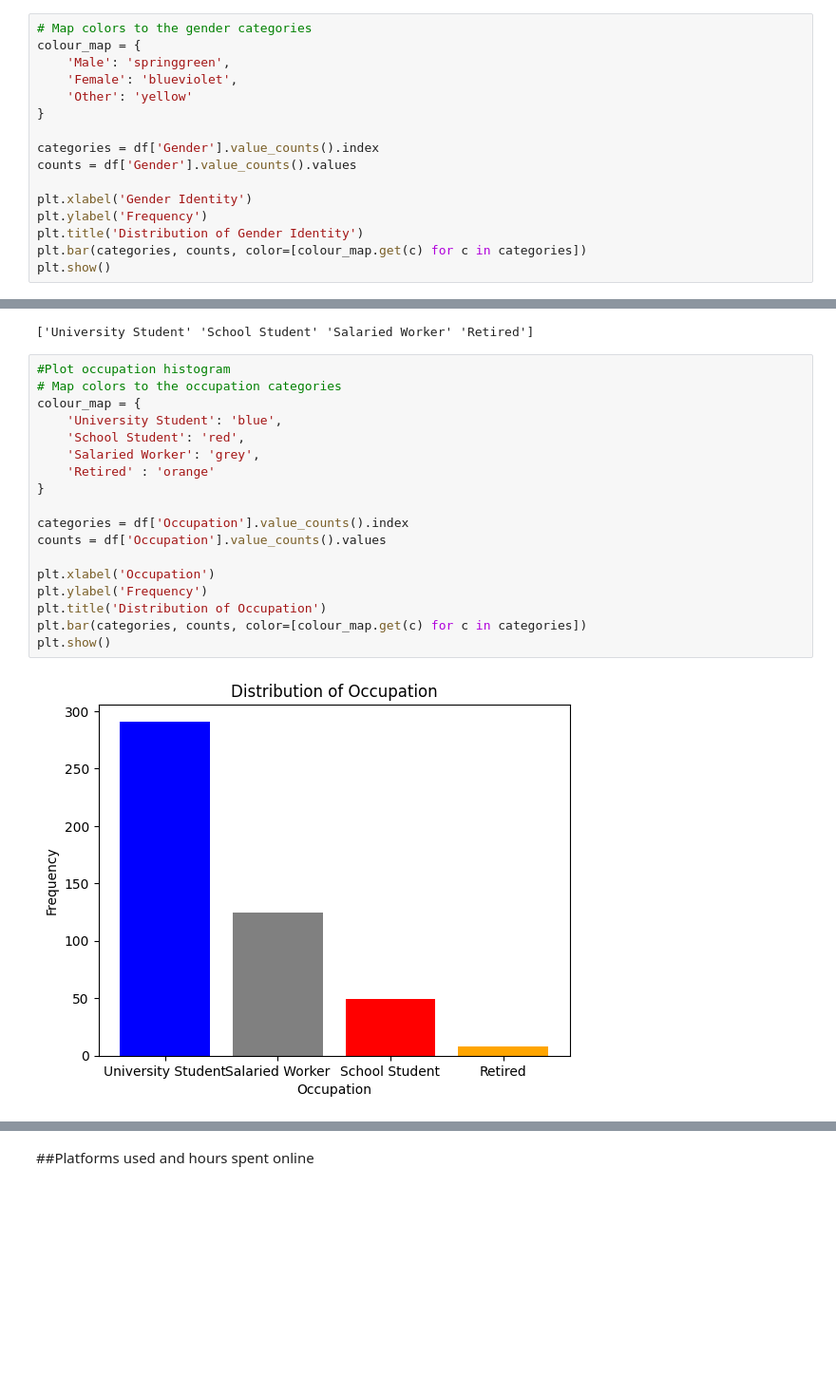
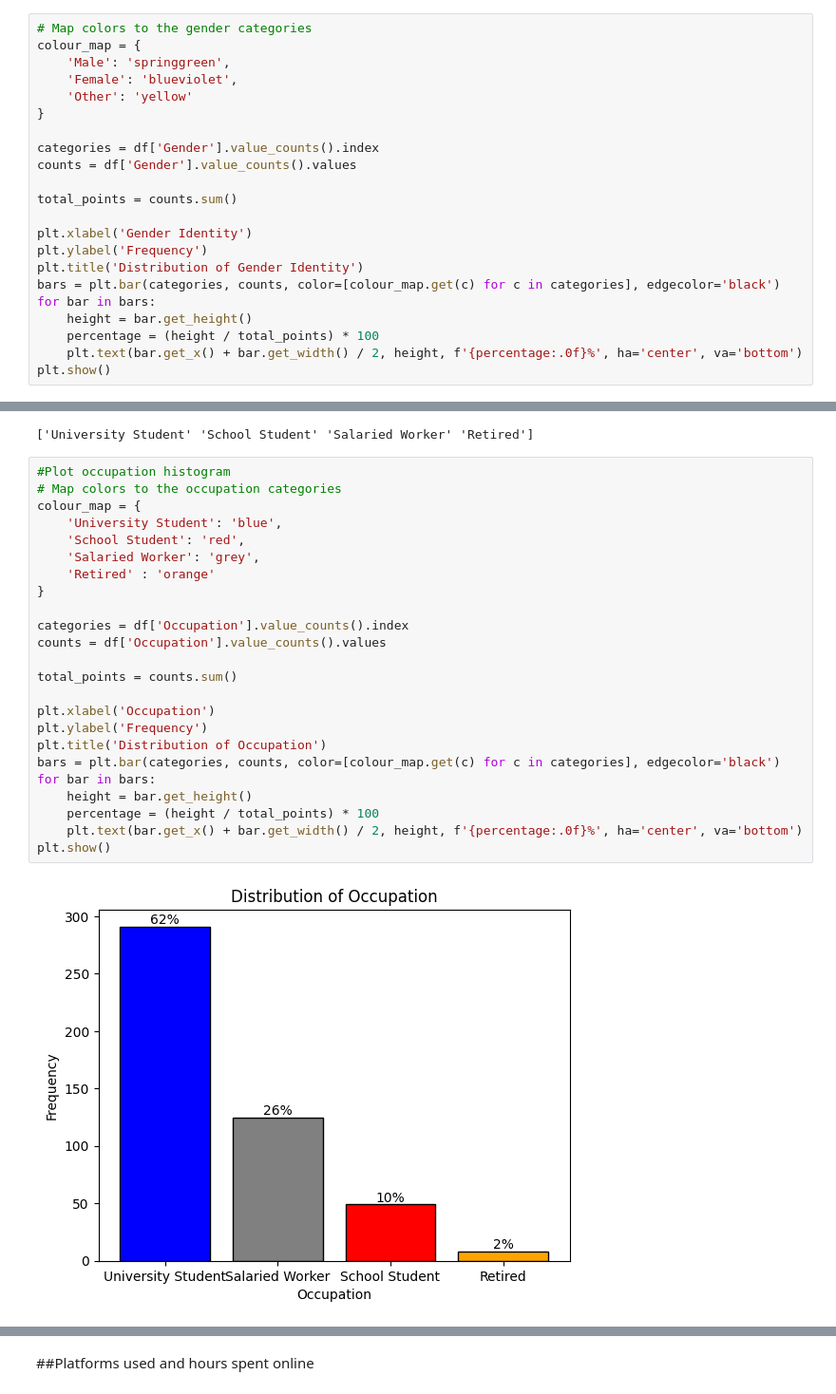
Before and after one commit to ookadeet/SocialMedia-MentalHealth, a Jupyter notebook: smmh.ipynb, the cells around one changed output, grey strips where cells are left out. Shown at 95% size. Saved outputs shown, nothing was run; the diff lists cells and outputs as text; blank space fills up the shorter version.

```diff
--- a/smmh.ipynb
+++ b/smmh.ipynb
@@ -324,9 +352,15 @@ colour_map = {
 categories = df['Gender'].value_counts().index
 counts = df['Gender'].value_counts().values
 
+total_points = counts.sum()
+
 plt.xlabel('Gender Identity')
 plt.ylabel('Frequency')
 plt.title('Distribution of Gender Identity')
-plt.bar(categories, counts, color=[colour_map.get(c) for c in categories])
+bars = plt.bar(categories, counts, color=[colour_map.get(c) for c in categories], edgecolor='black')
+for bar in bars:
+    height = bar.get_height()
+    percentage = (height / total_points) * 100
+    plt.text(bar.get_x() + bar.get_width() / 2, height, f'{percentage:.0f}%', ha='center', va='bottom')
 plt.show()
 # %% [output]
@@ -365,20 +399,26 @@ print(df.Occupation.unique())
 # %%
 #Plot occupation histogram
 # Map colors to the occupation categories
 colour_map = {
     'University Student': 'blue',
     'School Student': 'red',
     'Salaried Worker': 'grey',
     'Retired' : 'orange'
 }
 
 categories = df['Occupation'].value_counts().index
 counts = df['Occupation'].value_counts().values
 
+total_points = counts.sum()
+
 plt.xlabel('Occupation')
 plt.ylabel('Frequency')
 plt.title('Distribution of Occupation')
-plt.bar(categories, counts, color=[colour_map.get(c) for c in categories])
+bars = plt.bar(categories, counts, color=[colour_map.get(c) for c in categories], edgecolor='black')
+for bar in bars:
+    height = bar.get_height()
+    percentage = (height / total_points) * 100
+    plt.text(bar.get_x() + bar.get_width() / 2, height, f'{percentage:.0f}%', ha='center', va='bottom')
 plt.show()
 # %% [output]
-[figure, old version]
+[figure, new version]
```
Also changed, not shown: parts of 15 cells of this notebook.
